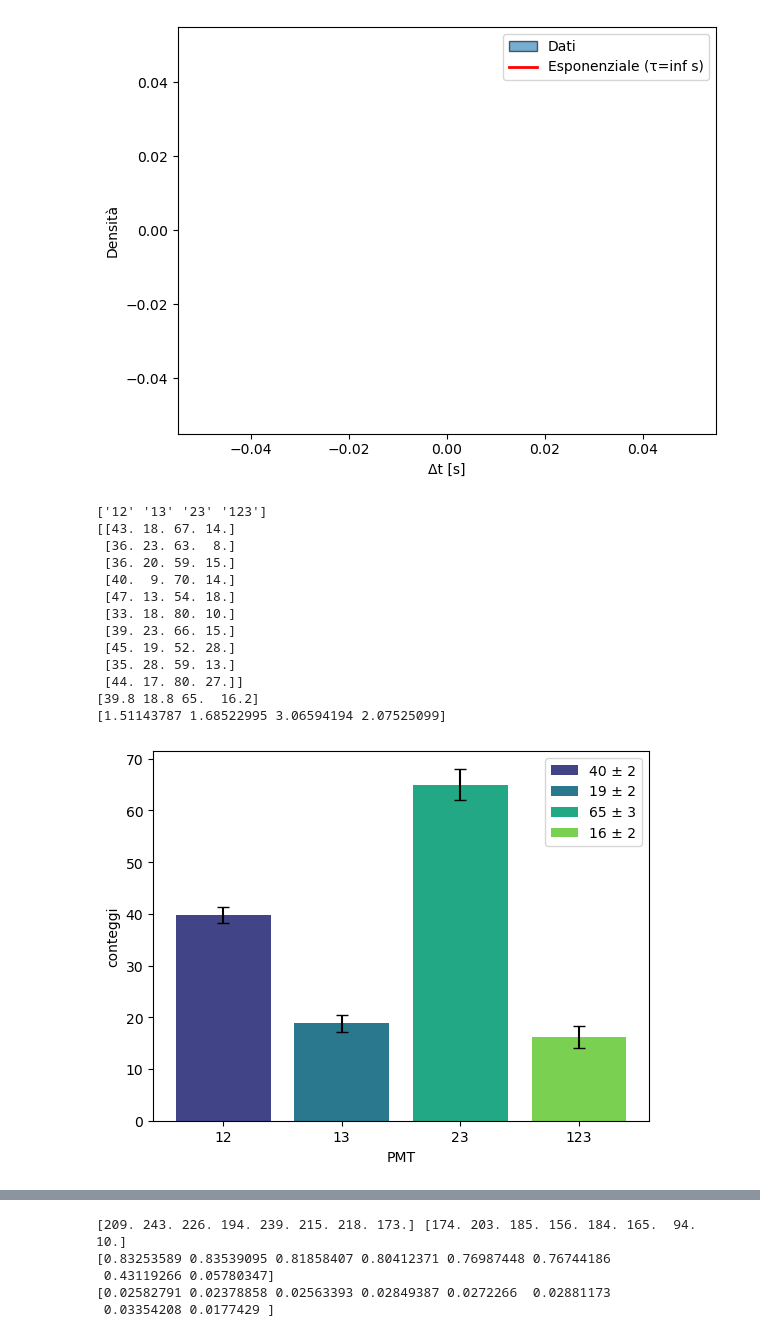
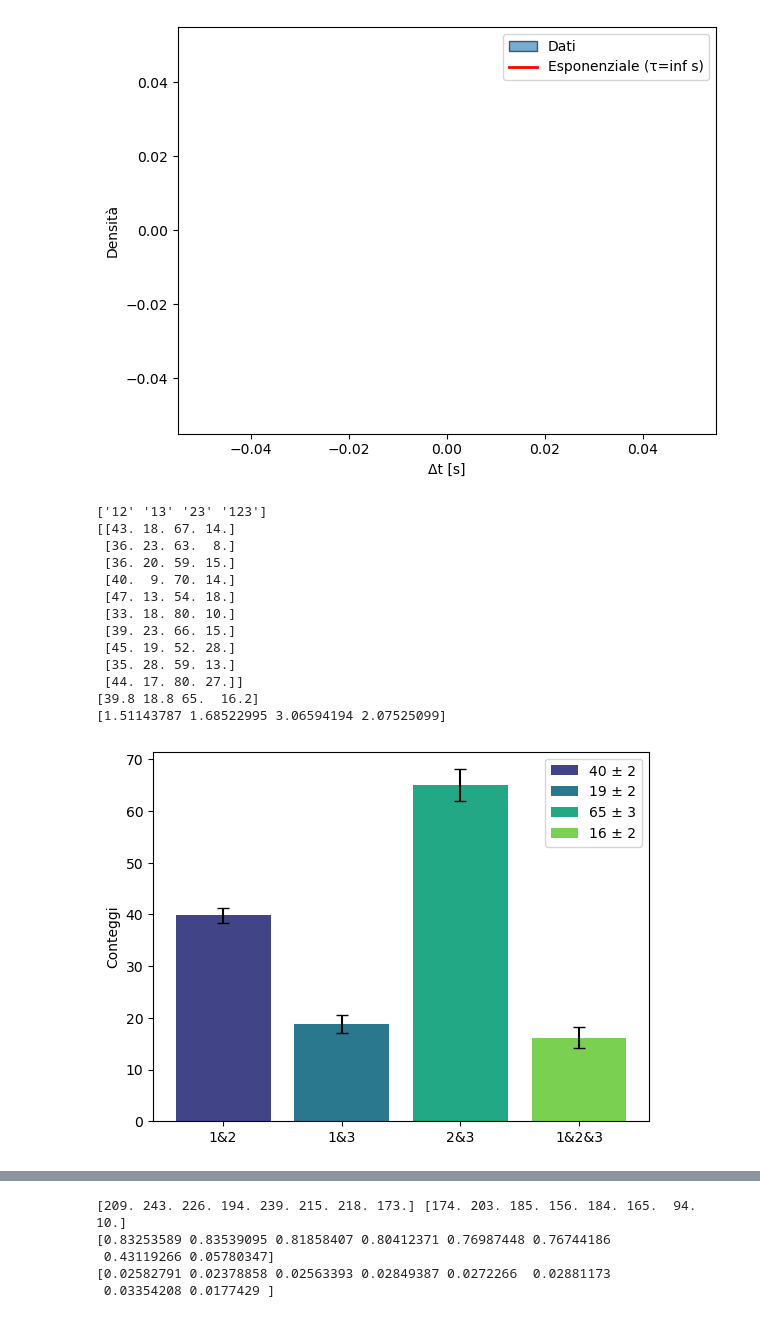
Before and after one commit to sofiamanzini/esperienza-preliminare, a Jupyter notebook: codice.ipynb, the cells around one changed output, grey strips where cells are left out. Drawn from its saved outputs; the diff is of its cells as text; code cells hidden in the pictures.

```diff
--- a/codice.ipynb
+++ b/codice.ipynb
@@ -190,37 +190,37 @@ print(sigma)
 
 colors = plt.cm.viridis(np.linspace(0.2, 0.8, len(combo)))
 
 fig, ax = plt.subplots()
 
 for i, p in enumerate(combo):
     ax.bar(
         i , media[i], yerr=sigma[i],
         capsize=4, color=colors[i],
         label=f"{media[i]:.0f} ± {sigma[i]:.0f}"
     )
 
 ax.set_xticks(np.arange(len(combo)))
-ax.set_xticklabels([str(c) for c in combo])
-ax.set_xlabel("PMT")
-ax.set_ylabel("conteggi")
+ax.set_xticklabels(["1&2", "1&3", "2&3", "1&2&3"])
+
+ax.set_ylabel("Conteggi")
 ax.legend()
 
 plt.show()
 # %% [output]
 ['12' '13' '23' '123']
 [[43. 18. 67. 14.]
  [36. 23. 63.  8.]
  [36. 20. 59. 15.]
  [40.  9. 70. 14.]
  [47. 13. 54. 18.]
  [33. 18. 80. 10.]
  [39. 23. 66. 15.]
  [45. 19. 52. 28.]
  [35. 28. 59. 13.]
  [44. 17. 80. 27.]]
 [39.8 18.8 65.  16.2]
 [1.51143787 1.68522995 3.06594194 2.07525099]
-[figure, old version]
+[figure, new version]
 # %%
 def efficienza(N3,N2):
     eff=N3/N2
```
Also changed, not shown: parts of 3 cells of this notebook, 11 other files.
